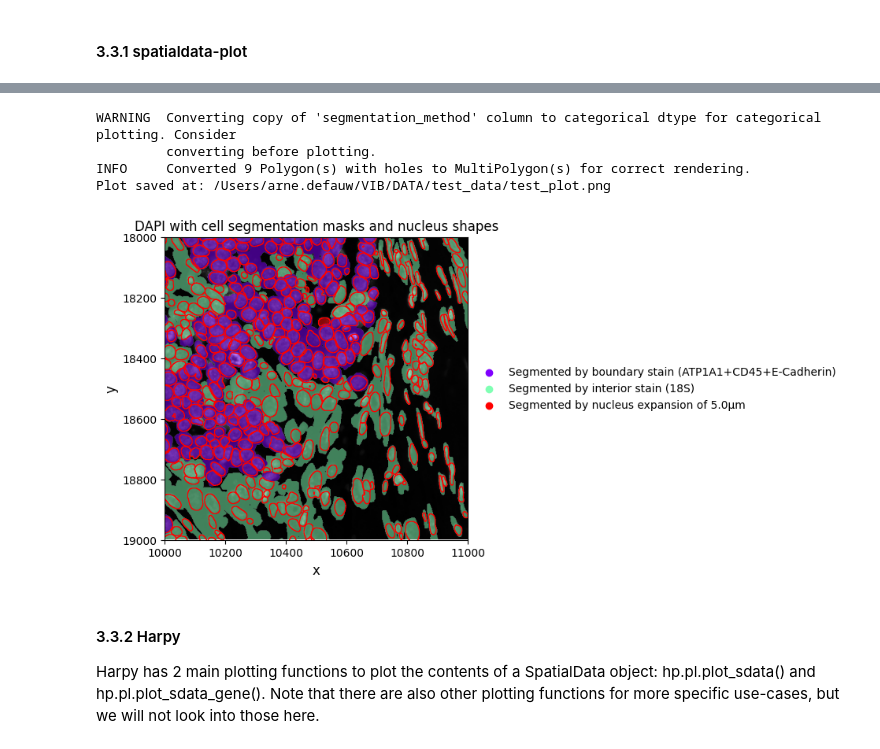
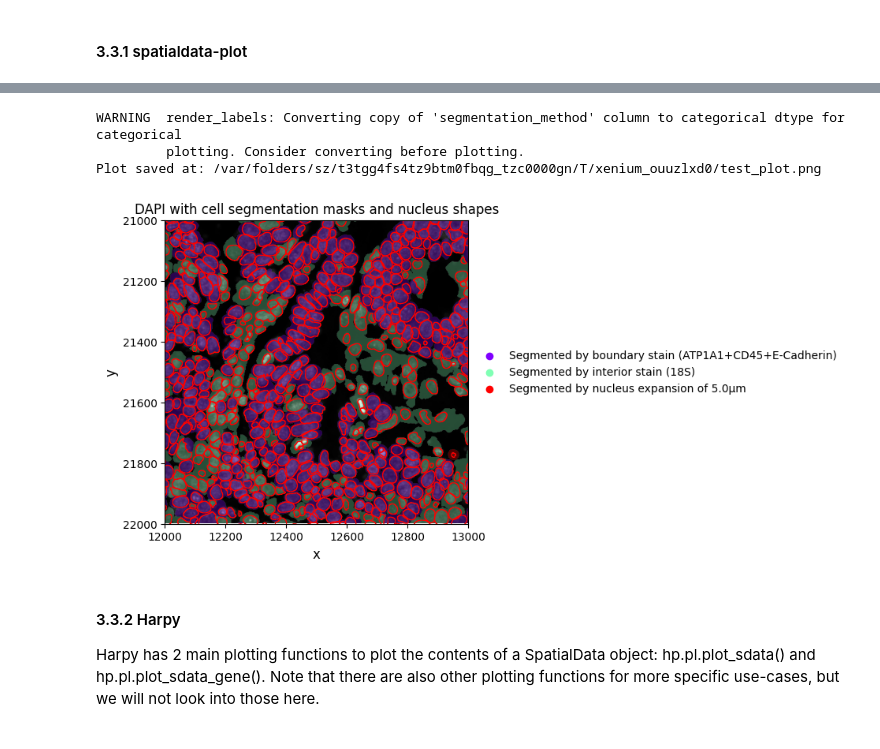
Before and after one commit to vibspatial/targeted_transcriptomics_training, a Jupyter notebook: 1.Xenium_Introduction.ipynb, the cells around one changed output, grey strips where cells are left out. Drawn from its saved outputs; the diff is of its cells as text; code cells hidden in the pictures.

```diff
--- a/1.Xenium_Introduction.ipynb
+++ b/1.Xenium_Introduction.ipynb
@@ -82,12 +87,6 @@ _ = hp.datasets.xenium_human_ovarian_cancer(subset=True, path=path)
 In the case of Xenium data, Harpy contains a convenient reader function that reads in the images, transcripts, segmentation masks and tables into a SpatialData object that is backed to a Zarr store.
 
 Note that Harpy has a similar reader function for Vizgen MERSCOPE datasets (`hp.io.merscope`) and that other imaging-based spatial transcriptomics datasets can be read using a combination of more general functions (`harpy.io.create_sdata`, `hp.io.read_transcripts`, `hp.im.add_image_layer`...). See [documentation Harpy](https://harpy.readthedocs.io/en/latest/index.html) for more details.
-# %%
-# Specify paths
-output_path = "/Users/arne.defauw/VIB/DATA/test_data"  # CHANGE THIS. Set a path to save the output from Harpy
-
-
-cropped_zarr_path = os.path.join(output_path, "sdata_xenium_intro.zarr")
 # %%
 # NOTE: Because the dataset is large, we will not read it in using the reader below, but we will download a cropped version from our registry.
 # The code below is what we used to read in the data and crop it to the region of interest.
@@ -140,7 +139,3 @@ sdata.write(os.path.join(cropped_zarr_path)
 """
 # %% [output]
 '\nimport pooch\n\nimport harpy as hp\n\nzarr_path = os.path.join(output_path, "sdata.zarr")\n\npath = None # change path if you want to fetch the raw data in another directory than the default cache  ...
-# %%
-sdata = hp.datasets.xenium_human_ovarian_cancer(
-    subset=True, output=cropped_zarr_path, path=path
-)
@@ -882,15 +794,15 @@ Shapes either represent the boundaries of a segmentation mask (e.g. cells), or r
 # Convert labels layers into shapes layers
 sdata = hp.sh.vectorize(
     sdata,
-    labels_layer="nucleus_labels_global",
-    output_layer="nucleus_shapes_global",
+    labels_name="nucleus_labels_global",
+    output_shapes_name="nucleus_shapes_global",
     overwrite=True,
 )
 
 sdata = hp.sh.vectorize(
     sdata,
-    labels_layer="cell_labels_global",
-    output_layer="cell_shapes_global",
+    labels_name="cell_labels_global",
+    output_shapes_name="cell_shapes_global",
     overwrite=True,
 )
 
@@ -942,11 +854,11 @@ sdata.shapes["nucleus_shapes_global"].geometry[29481]
 # %%
-# Convert shapes layer back to labels layer
-se = hp.im.get_dataarray(sdata, layer="nucleus_labels_global")
+# Convert shapes back to labels
+se = hp.im.get_dataarray(sdata, element_name="nucleus_labels_global")
 
 sdata = hp.im.rasterize(
     sdata,
-    shapes_layer="nucleus_shapes_global",
-    output_layer="nucleus_labels_global_copy",
+    shapes_name="nucleus_shapes_global",
+    output_labels_name="nucleus_labels_global_copy",
     out_shape=se.shape,
     chunks=5000,
     overwrite=True,
@@ -1341,9 +1252,9 @@ INFO     Converted 9 Polygon(s) with holes to MultiPolygon(s) for correct render
 # %%
 # However, we might want to clean up the plots a bit more, leading to large chunks of code.
-min_x = 10000
-max_x = 11000
-min_y = 18000
-max_y = 19000
+min_x = 12000
+max_x = 13000
+min_y = 21000
+max_y = 22000
 
 sdata_crop = sdata.query.bounding_box(
     min_coordinate=[min_x, min_y],
@@ -1367,7 +1278,7 @@ sdata_crop.pl.render_images(
 ).pl.render_labels(
     element="cell_labels_global",
     fill_alpha=0.3,
-    contour_px=1,
+    contour_px=2,
     outline_alpha=0,
     cmap="rainbow",
     color="segmentation_method",
@@ -1388,39 +1299,38 @@ sdata_crop.pl.render_images(
     legend_fontweight="bold",
     legend_loc="right margin",
     na_in_legend=True,
 )
 
 ax.set_title(title, fontsize=12)  # This allows us to set the title font size
 ax.set_xlabel("x", fontsize=12)  # This adds a label to x-axis and sets the font size
 ax.set_ylabel("y", fontsize=12)  # This adds a label to y-axis and sets the font size
 ax.tick_params(
     axis="both", which="both", labelsize=10
 )  # This allows us to set the tick label size
 
 ax.set_xlim(
     min_x, max_x
 )  # This limits the axes to the same bounding box as the query, which avoids shapes from a shapes layer breaking the frame.
 ax.set_ylim(min_y, max_y)
 ax.invert_yaxis()  # Setting the xlim and ylim inverts the axes and this line inverts the yaxis back to the correct orientation for microscopy images.
 
-save_path = os.path.join(output_path, "test_plot.png")
+save_path = os.path.join(output_dir, "test_plot.png")
 fig.savefig(
     save_path,
     bbox_inches="tight",
     pad_inches=0.05,
     facecolor="white",
     transparent=False,
 )  # This saves the plot to disk
 
 # plt.close(fig) # This closes the figure so it is not displayed in the notebook.
 
 print("Plot saved at:", save_path, flush=True)
 # %% [output]
-WARNING  Converting copy of 'segmentation_method' column to categorical dtype for categorical plotting. Consider
-         converting before plotting.
-INFO     Converted 9 Polygon(s) with holes to MultiPolygon(s) for correct rendering.
-Plot saved at: /Users/arne.defauw/VIB/DATA/test_data/test_plot.png
+WARNING  render_labels: Converting copy of 'segmentation_method' column to categorical dtype for categorical
+         plotting. Consider converting before plotting.
+Plot saved at: /var/folders/sz/t3tgg4fs4tz9btm0fbqg_tzc0000gn/T/xenium_ouuzlxd0/test_plot.png
-[figure, old version]
+[figure, new version]
 # %% [markdown]
 #### 3.3.2 Harpy
 Harpy has 2 main plotting functions to plot the contents of a SpatialData object: hp.pl.plot_sdata() and hp.pl.plot_sdata_gene(). Note that there are also other plotting functions for more specific use-cases, but we will not look into those here.
```
Also changed, not shown: parts of 65 cells of this notebook.
